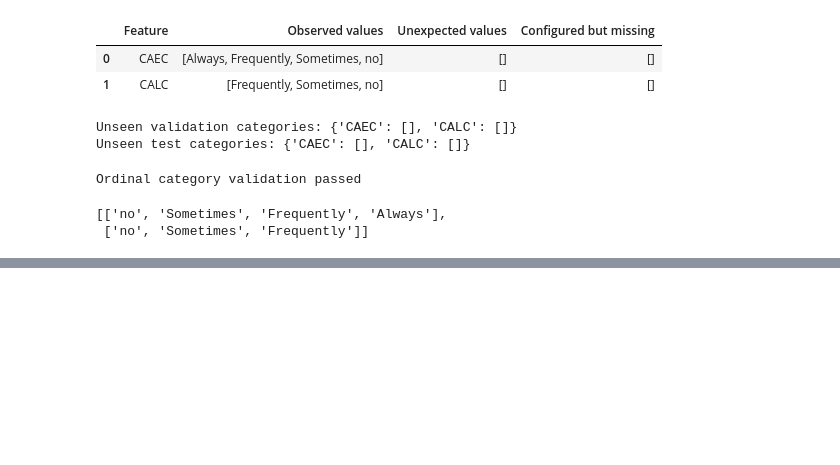
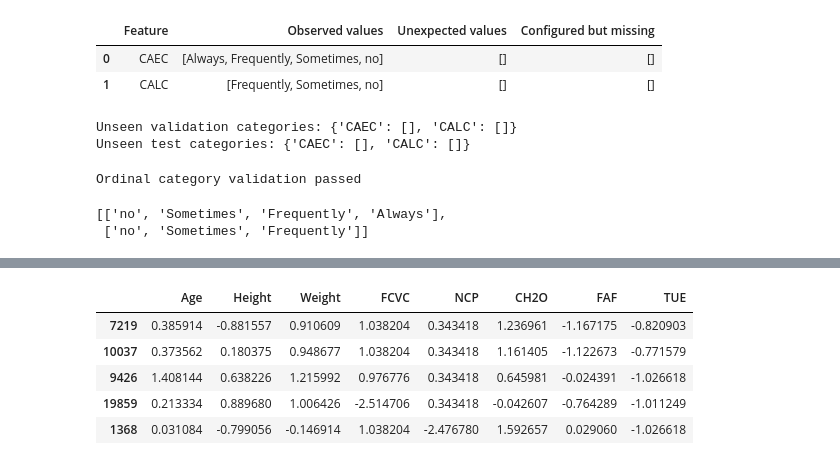
Before and after one commit to SMCodeX7/Obesity-Risk-Intelligence-System, a Jupyter notebook: notebooks/03_preprocessing.ipynb, the cells around one changed output, grey strips where cells are left out. Drawn from its saved outputs; the diff is of its cells as text; code cells hidden in the pictures; blank space fills up the shorter version.

Commit message:
Build numerical preprocessing pipeline

```diff
--- a/notebooks/03_preprocessing.ipynb
+++ b/notebooks/03_preprocessing.ipynb
@@ -835,0 +858,15 @@ ordinal_categories
+# %%
+numerical_pipeline = Pipeline(
+    steps=[
+        (
+            "imputer",
+            SimpleImputer(strategy="median"),
+        ),
+        (
+            "scaler",
+            StandardScaler(),
+        ),
+    ]
+)
+
+numerical_pipeline
@@ -835,0 +876,6 @@ ordinal_categories
+# %%
+X_train_numerical_transformed = (
+    numerical_pipeline.fit_transform(
+        X_train[numerical_features]
+    )
+)
@@ -835,0 +933,15 @@ ordinal_categories
+# %%
+scaled_training_df = pd.DataFrame(
+    X_train_numerical_transformed,
+    columns=numerical_features,
+    index=X_train.index,
+)
+
+scaled_training_df.head()
+# %% [output]
+|  | Age | Height | Weight | FCVC | NCP | CH2O | FAF | TUE |
+| 7219 | 0.385914 | -0.881557 | 0.910609 | 1.038204 | 0.343418 | 1.236961 | -1.167175 | -0.820903 |
+| 10037 | 0.373562 | 0.180375 | 0.948677 | 1.038204 | 0.343418 | 1.161405 | -1.122673 | -0.771579 |
+| 9426 | 1.408144 | 0.638226 | 1.215992 | 0.976776 | 0.343418 | 0.645981 | -0.024391 | -1.026618 |
+| 19859 | 0.213334 | 0.889680 | 1.006426 | -2.514706 | 0.343418 | -0.042607 | -0.764289 | -1.011249 |
+| 1368 | 0.031084 | -0.799056 | -0.146914 | 1.038204 | -2.476780 | 1.592657 | 0.029060 | -1.026618 |
```
Also changed, not shown: parts of 9 cells of this notebook.
